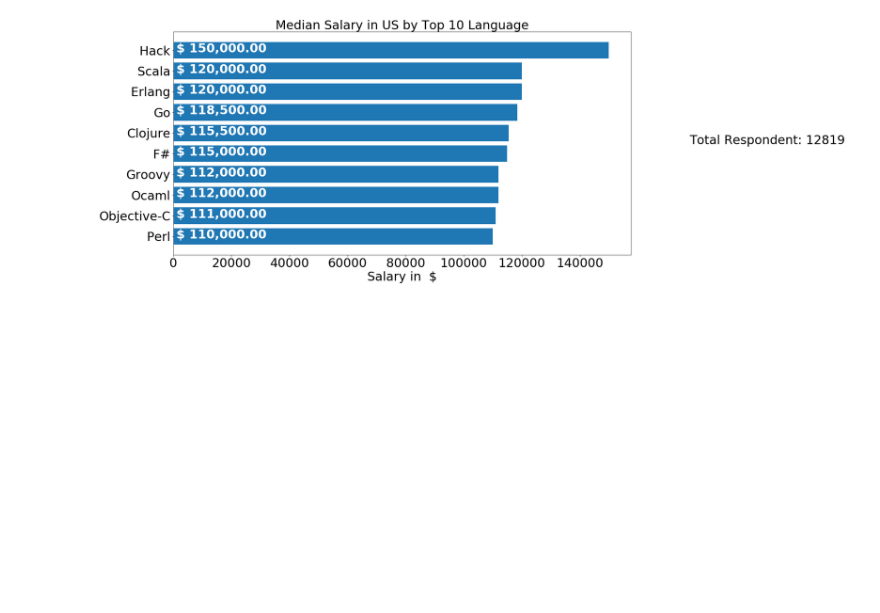
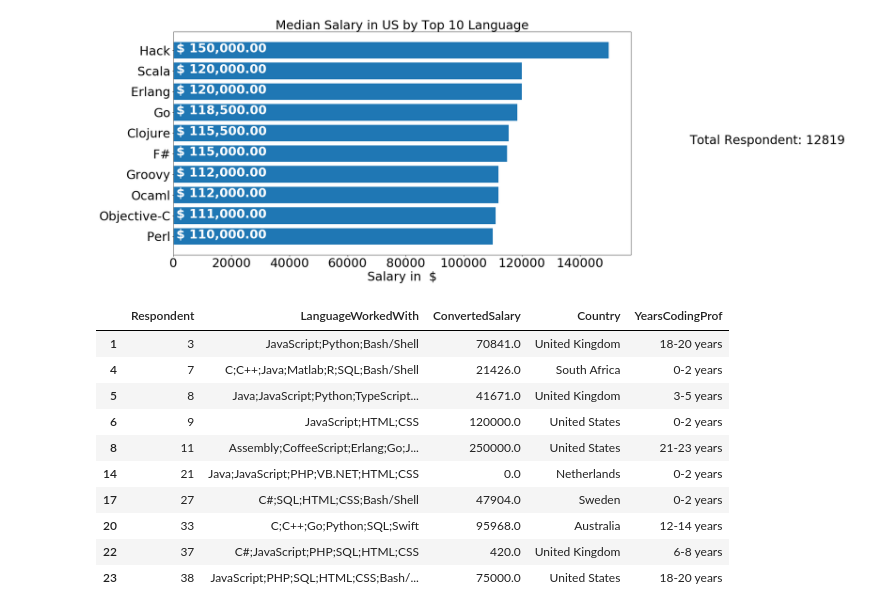
Before and after one commit to kuldeepemol/tech-nerds, a Jupyter notebook: Work-Career-analysis.ipynb, the cells around one changed output. Cells and saved outputs as stored; diff of their text form; code cells hidden in the pictures; blank space fills up the shorter version.

```diff
--- a/Work-Career-analysis.ipynb
+++ b/Work-Career-analysis.ipynb
@@ -649,3 +650,19 @@ plt.gcf().text(1, 0.5, f'Total Respondent: {us_developer_count}', fontsize=30)
 plt.savefig('Images/us-top-10-language-vs-salary.png', bbox_inches='tight')
 # %% [output]
 [figure]
+# %%
+# Language vs Salary vs Experience
+language_experience_salary_df = df[['Respondent', 'LanguageWorkedWith', 'ConvertedSalary', 'Country', 'YearsCodingProf']].dropna(how='any')
+language_experience_salary_df.head(10)
+# %% [output]
+|  | Respondent | LanguageWorkedWith | ConvertedSalary | Country | YearsCodingProf |
+| 1 | 3 | JavaScript;Python;Bash/Shell | 70841.0 | United Kingdom | 18-20 years |
+| 4 | 7 | C;C++;Java;Matlab;R;SQL;Bash/Shell | 21426.0 | South Africa | 0-2 years |
+| 5 | 8 | Java;JavaScript;Python;TypeScript... | 41671.0 | United Kingdom | 3-5 years |
+| 6 | 9 | JavaScript;HTML;CSS | 120000.0 | United States | 0-2 years |
+| 8 | 11 | Assembly;CoffeeScript;Erlang;Go;J... | 250000.0 | United States | 21-23 years |
+| 14 | 21 | Java;JavaScript;PHP;VB.NET;HTML;CSS | 0.0 | Netherlands | 0-2 years |
+| 17 | 27 | C#;SQL;HTML;CSS;Bash/Shell | 47904.0 | Sweden | 0-2 years |
+| 20 | 33 | C;C++;Go;Python;SQL;Swift | 95968.0 | Australia | 12-14 years |
+| 22 | 37 | C#;JavaScript;PHP;SQL;HTML;CSS | 420.0 | United Kingdom | 6-8 years |
+| 23 | 38 | JavaScript;PHP;SQL;HTML;CSS;Bash/... | 75000.0 | United States | 18-20 years |
```
Also changed, not shown: parts of 6 cells of this notebook, 2 other files.
